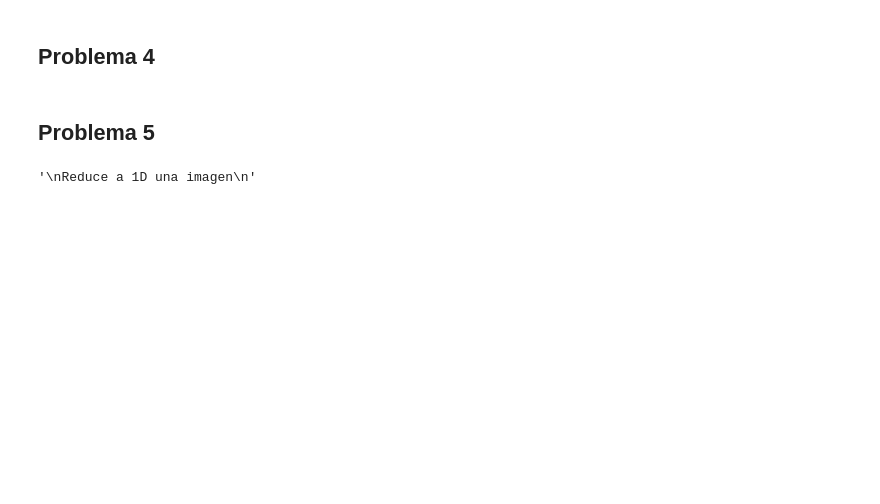
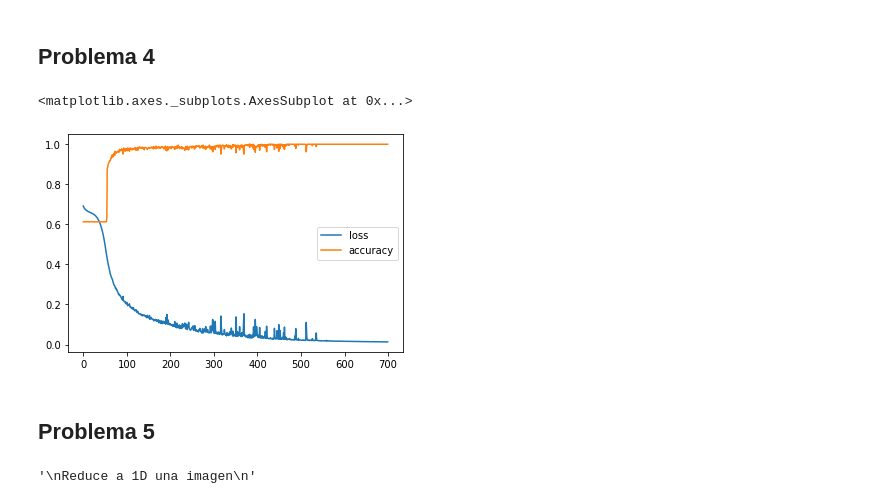
Before and after one commit to CoolfaceJerkCity/PythonIntermedio2022, a Jupyter notebook: Lec9_Tensorflow.ipynb, the cells around one changed output. Drawn from its saved outputs; the diff is of its cells as text; code cells hidden in the pictures; blank space fills up the shorter version.

```diff
--- a/Lec9_Tensorflow.ipynb
+++ b/Lec9_Tensorflow.ipynb
@@ -323,3 +337,31 @@ Para un segundo modelo, gráfica la función de costo
+# %%
+"""
+Para un segundo modelo, gráfica la función de costo
+"""
+ModeloClasificador2 = tf.keras.Sequential([
+      tf.keras.Input(shape = (30,)),
+      tf.keras.layers.Dense(100,activation = 'relu'),
+      tf.keras.layers.Dense(400,activation = 'relu'),
+      tf.keras.layers.Dense(200,activation = 'relu'),
+      tf.keras.layers.Dense(100,activation = 'relu'),
+      tf.keras.layers.Dense(50,activation = 'relu'),
+      tf.keras.layers.Dense(30,activation = 'relu'),
+      tf.keras.layers.Dense(10,activation = 'relu'),
+      tf.keras.layers.Dense(4,activation = 'relu'),
+      tf.keras.layers.Dense(2,activation = 'relu'),
+      tf.keras.layers.Dense(1,activation = 'sigmoid')
+])
+
+ModeloClasificador2.compile(loss = tf.keras.losses.binary_crossentropy,optimizer = tf.keras.optimizers.SGD(),
+                           metrics = 'accuracy')
+
+
+historico = ModeloClasificador2.fit(Xtrain,ytrain,epochs = 700,verbose = False)
+# %%
+pd.DataFrame(historico.history).plot()
+# %% [output]
+<matplotlib.axes._subplots.AxesSubplot at 0x...>
+[figure, added]
 # %% [markdown]
 ## Problema 5
 # %%
```
Also changed, not shown: parts of 2 cells of this notebook.
